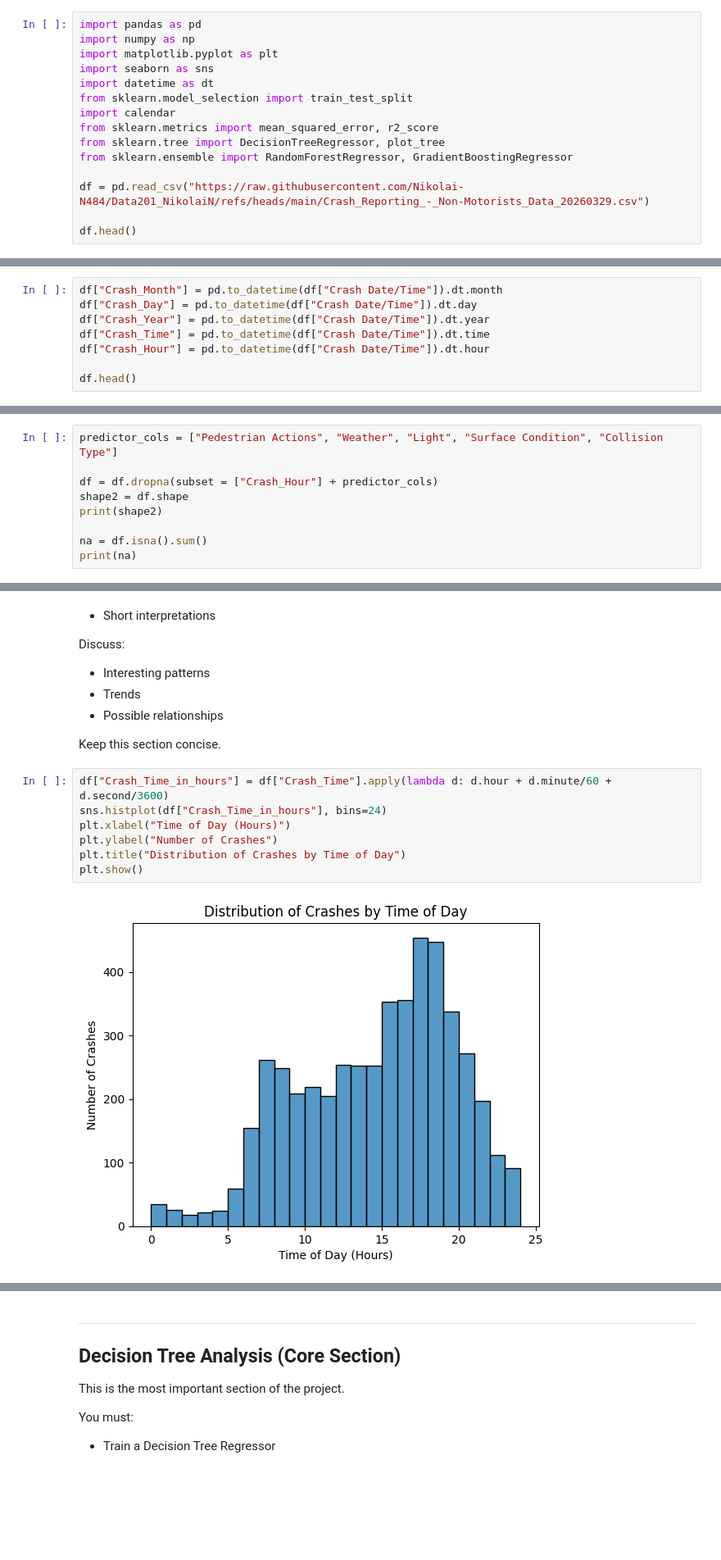
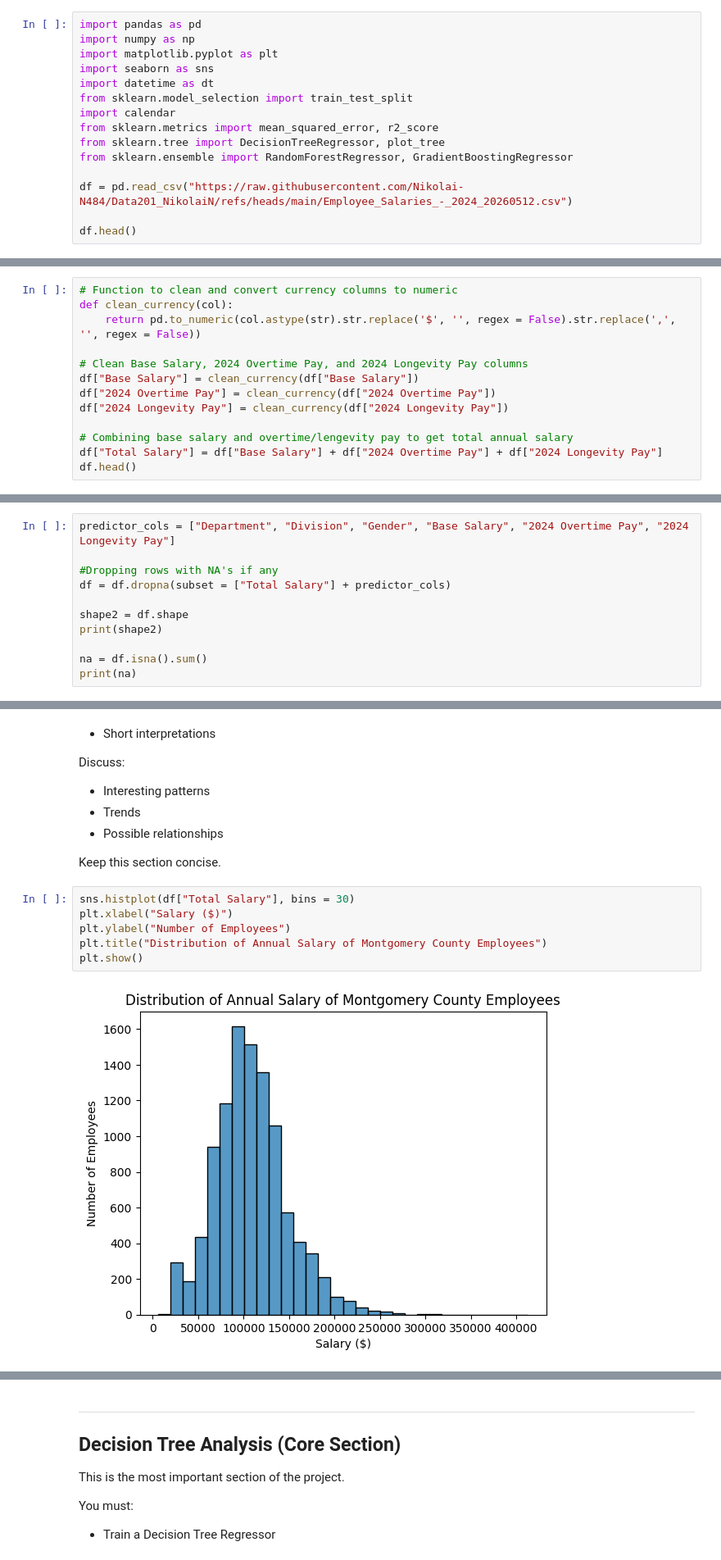
Before and after one commit to Nikolai-N484/Data201_NikolaiN, a Jupyter notebook: Project3/Nikolai_Navarro_Project3_Week14.ipynb, the cells around one changed output, grey strips where cells are left out. Shown at 82% size. Drawn from its saved outputs; the diff is of its cells as text; blank space fills up the shorter version.

```diff
--- a/Project3/Nikolai_Navarro_Project3_Week14.ipynb
+++ b/Project3/Nikolai_Navarro_Project3_Week14.ipynb
@@ -48,7 +48,7 @@ from sklearn.metrics import mean_squared_error, r2_score
 from sklearn.tree import DecisionTreeRegressor, plot_tree
 from sklearn.ensemble import RandomForestRegressor, GradientBoostingRegressor
 
-df = pd.read_csv("https://raw.githubusercontent.com/Nikolai-N484/Data201_NikolaiN/refs/heads/main/Crash_Reporting_-_Non-Motorists_Data_20260329.csv")
+df = pd.read_csv("https://raw.githubusercontent.com/Nikolai-N484/Data201_NikolaiN/refs/heads/main/Employee_Salaries_-_2024_20260512.csv")
 
 df.head()
 # %% [output]
@@ -99,8 +76,0 @@ print(shape)
-# %%
-df["Crash_Month"] = pd.to_datetime(df["Crash Date/Time"]).dt.month
-df["Crash_Day"] = pd.to_datetime(df["Crash Date/Time"]).dt.day
-df["Crash_Year"] = pd.to_datetime(df["Crash Date/Time"]).dt.year
-df["Crash_Time"] = pd.to_datetime(df["Crash Date/Time"]).dt.time
-df["Crash_Hour"] = pd.to_datetime(df["Crash Date/Time"]).dt.hour
-
-df.head()
@@ -114,0 +77,13 @@ df.head()
+# %%
+# Function to clean and convert currency columns to numeric
+def clean_currency(col):
+    return pd.to_numeric(col.astype(str).str.replace('$', '', regex = False).str.replace(',', '', regex = False))
+
+# Clean Base Salary, 2024 Overtime Pay, and 2024 Longevity Pay columns
+df["Base Salary"] = clean_currency(df["Base Salary"])
+df["2024 Overtime Pay"] = clean_currency(df["2024 Overtime Pay"])
+df["2024 Longevity Pay"] = clean_currency(df["2024 Longevity Pay"])
+
+# Combining base salary and overtime/lengevity pay to get total annual salary
+df["Total Salary"] = df["Base Salary"] + df["2024 Overtime Pay"] + df["2024 Longevity Pay"]
+df.head()
@@ -115,7 +97,9 @@ df.head()
 # %%
-predictor_cols = ["Pedestrian Actions", "Weather", "Light", "Surface Condition", "Collision Type"]
+predictor_cols = ["Department", "Division", "Gender", "Base Salary", "2024 Overtime Pay", "2024 Longevity Pay"]
 
-df = df.dropna(subset = ["Crash_Hour"] + predictor_cols)
+#Dropping rows with NA's if any
+df = df.dropna(subset = ["Total Salary"] + predictor_cols)
+
 shape2 = df.shape
 print(shape2)
 
@@ -169,11 +158,10 @@ Discuss:
 
 Keep this section concise.
 # %%
-df["Crash_Time_in_hours"] = df["Crash_Time"].apply(lambda d: d.hour + d.minute/60 + d.second/3600)
-sns.histplot(df["Crash_Time_in_hours"], bins=24)
-plt.xlabel("Time of Day (Hours)")
-plt.ylabel("Number of Crashes")
-plt.title("Distribution of Crashes by Time of Day")
+sns.histplot(df["Total Salary"], bins = 30)
+plt.xlabel("Salary ($)")
+plt.ylabel("Number of Employees")
+plt.title("Distribution of Annual Salary of Montgomery County Employees")
 plt.show()
 # %% [output]
-[figure, old version]
+[figure, new version]
```
Also changed, not shown: parts of 24 cells of this notebook.
